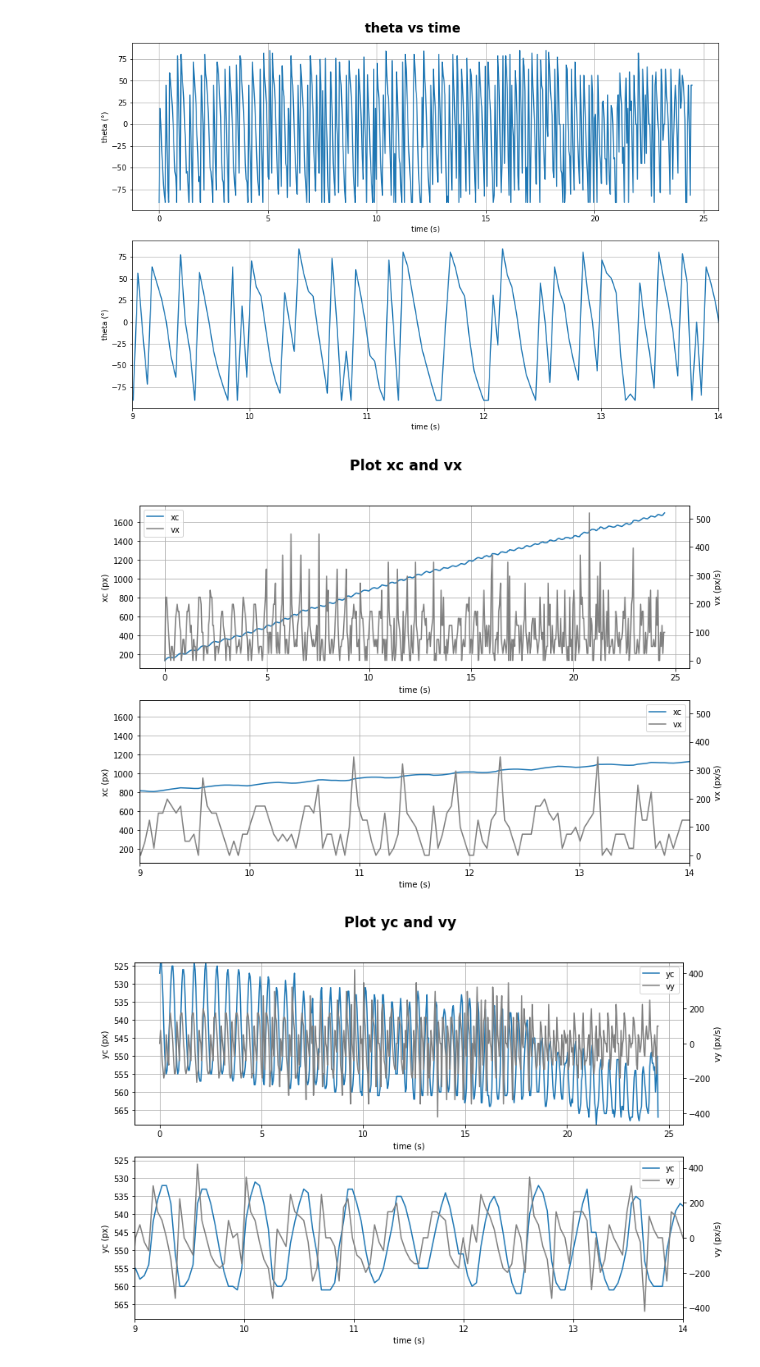
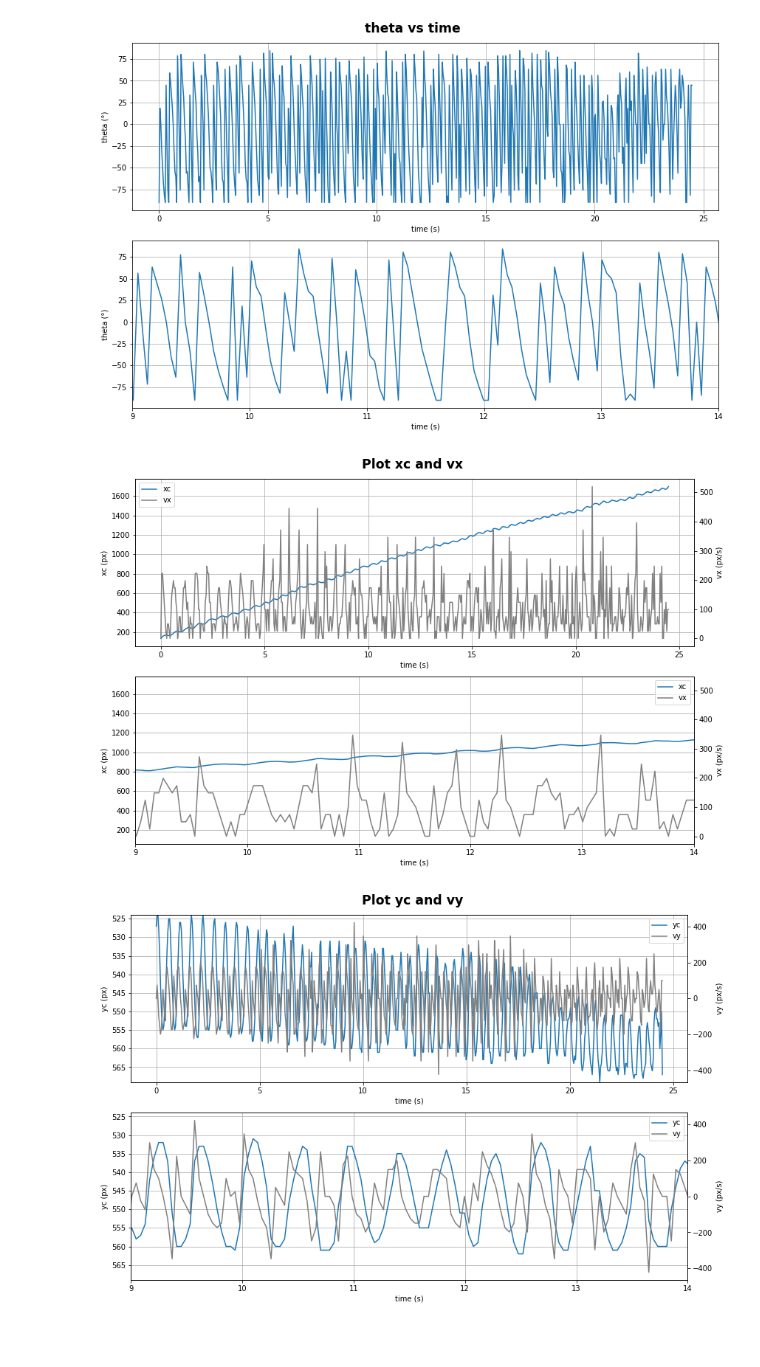
Before and after one commit to mahaamesha/tracking-floating-object-opencv, a Jupyter notebook: src/data_funtion.ipynb, the cells around one changed output. Drawn from its saved outputs; the diff is of its cells as text; code cells hidden in the pictures; blank space fills up the shorter version.

Commit message:
tight layout

```diff
--- a/src/data_funtion.ipynb
+++ b/src/data_funtion.ipynb
@@ -217,32 +217,33 @@ def plot_params_in_one_graph(obj, params=["xc", "vx"]):
         ax.set_xlabel("time (s)")
         ax.set_ylabel("%s (px)" %params[0])
         ax2.set_ylabel("%s (px/s)" %params[1])
 
         # set axis limit
         if "yc" in params:
             ax.set_ylim(max(y1), min(y1))     # reverse y axis
 
         # set x limit for subplots in row=1, set limit in midle range
         if ax == axs[len(axs)-1]:
             ax.set_xlim(int(max(x)*2/5), int(max(x)*3/5))
 
 
         ax.legend([l1, l2], [params[0], params[1]])
 
+    plt.tight_layout()
 
     # save it
     try:    # for notebook environment
         fig.savefig("../media/plot_%s_%s.jpg" %(params[0], params[1]))
         plt.show()
     except:     # for local python environment
         fig.savefig("media/plot_%s_%s.jpg" %(params[0], params[1]))
 
 
 params = ["xc", "vx"]
 plot_params_in_one_graph(data_obj, params=params)
 
 params = ["yc", "vy"]
 plot_params_in_one_graph(data_obj, params=params)
 # %% [output]
-[figure, old version]
+[figure, new version]
-[figure, old version]
+[figure, new version]
```
Also changed, not shown: 3 other files.
